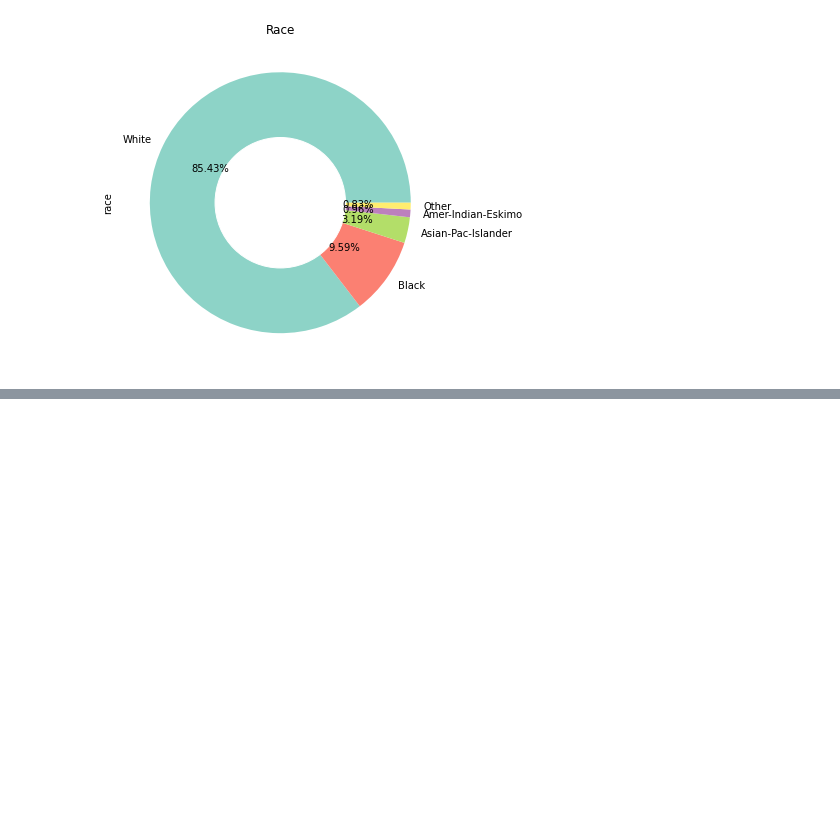
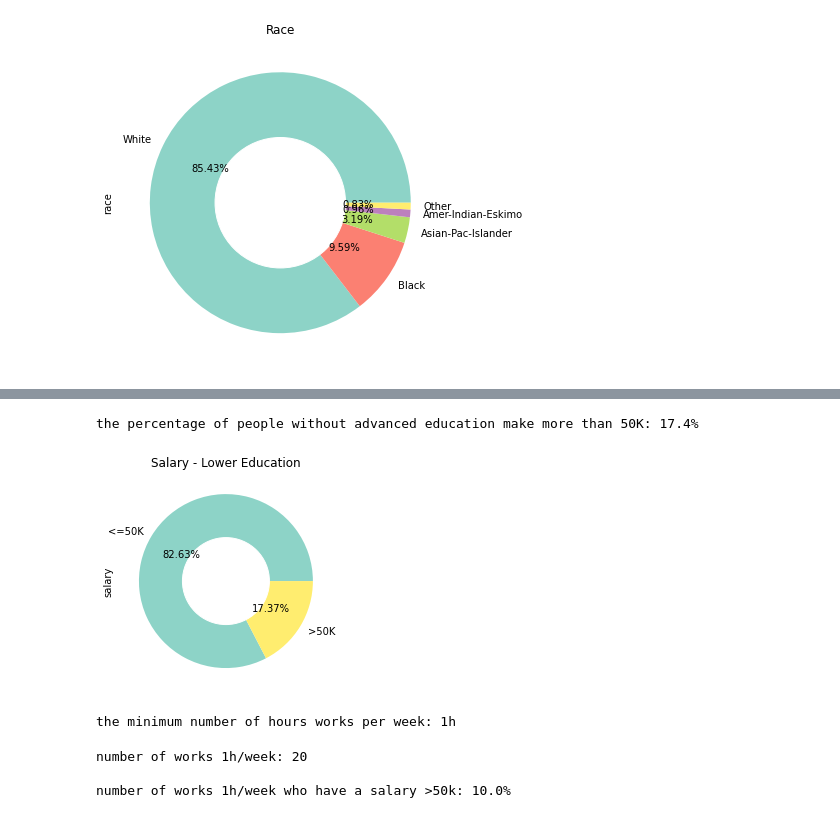
Before and after one commit to gabrielalastra/exam, a Jupyter notebook: demographic_data.ipynb, the cells around one changed output, grey strips where cells are left out. Drawn from its saved outputs; the diff is of its cells as text; code cells hidden in the pictures; blank space fills up the shorter version.

```diff
--- a/demographic_data.ipynb
+++ b/demographic_data.ipynb
@@ -49,0 +89,42 @@ round(mask['age'].mean(), 1)
+# %%
+ # What percentage of people without advanced education make more than 50K?
+
+lower_ed= df[~df['education'].isin(['Bachelors', 'Masters', 'Doctorate'])]
+mask49 = len(lower_ed[lower_ed.salary == '>50K'])
+
+percentage_lower = round(mask49/len(lower_ed) *100,1)
+print('the percentage of people without advanced education make more than 50K: {}%'.format(percentage_lower))
+# %% [output]
+the percentage of people without advanced education make more than 50K: 17.4%
+# %%
+lower_ed['salary'].value_counts().plot(kind='pie',
+                                     colormap='Set3', autopct='%.2f%%')
+plt.title('Salary - Lower Education')
+# add a circle at the center to transform it in a donut chart
+my_circle=plt.Circle( (0,0), 0.5, color='white')
+p=plt.gcf()
+p.gca().add_artist(my_circle)
+
+plt.show()
+# %% [output]
+[figure, added]
+# %%
+# What is the minimum number of hours a person
+#works per week (hours-per-week feature)?
+
+min_work_hours = df['hours-per-week'].min()
+print('the minimum number of hours works per week: {}h'.format(min_work_hours))
+# %% [output]
+the minimum number of hours works per week: 1h
+# %%
+# What percentage of the people who work the minimum number of hours per week
+#have a salary of >50K?
+num_min_workers = df[df['hours-per-week'] == min_work_hours]
+rich_percentage = round(len(num_min_workers[num_min_workers.salary == ">50K"])/ len(num_min_workers) *100,1)
+
+print('number of works 1h/week: {}'.format(len(num_min_workers)))
+print('\nnumber of works 1h/week who have a salary >50k: {}%'.format(rich_percentage))
+# %% [output]
+number of works 1h/week: 20
+
+number of works 1h/week who have a salary >50k: 10.0%
```
Also changed, not shown: parts of 13 cells of this notebook.
